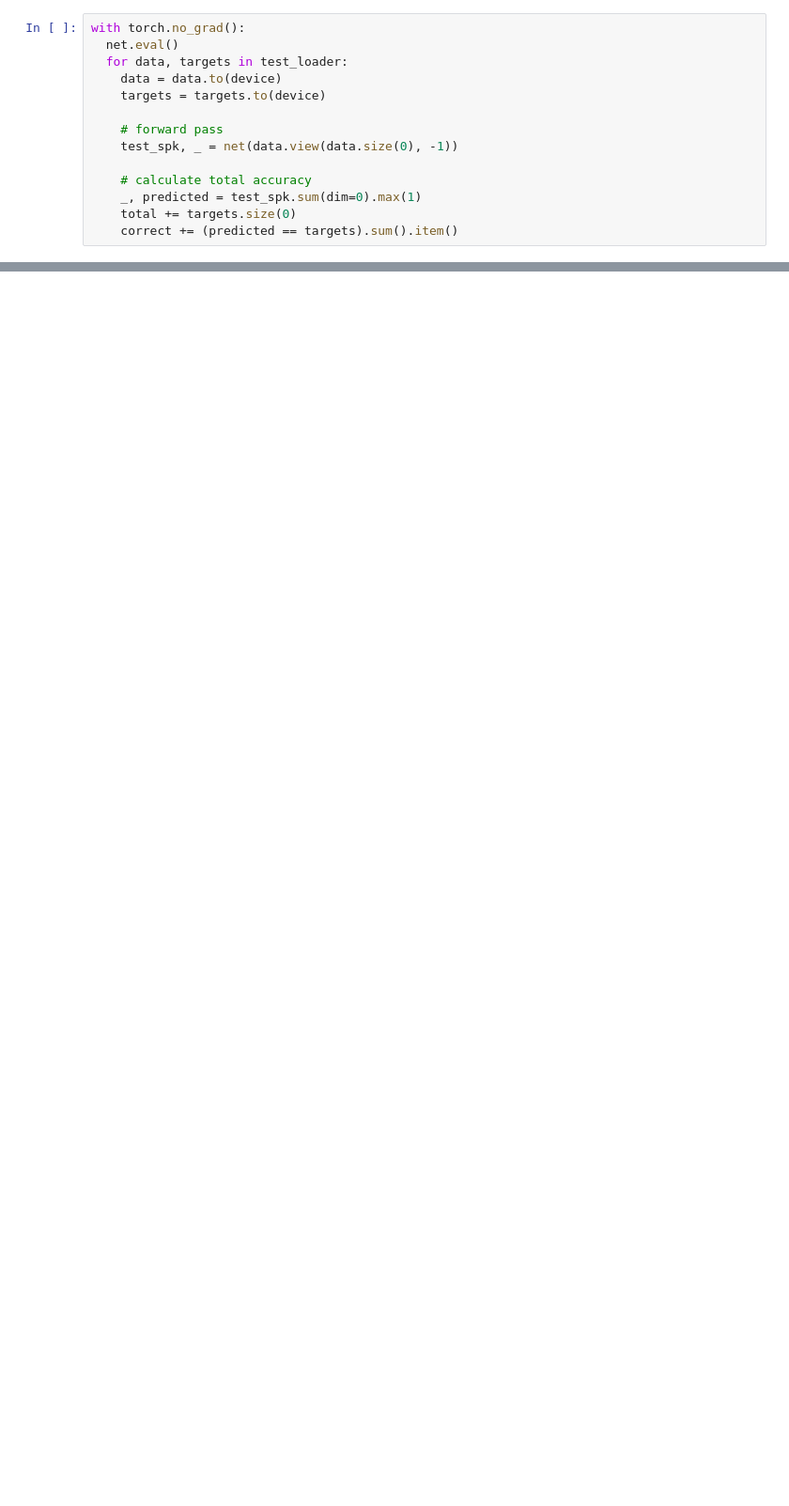
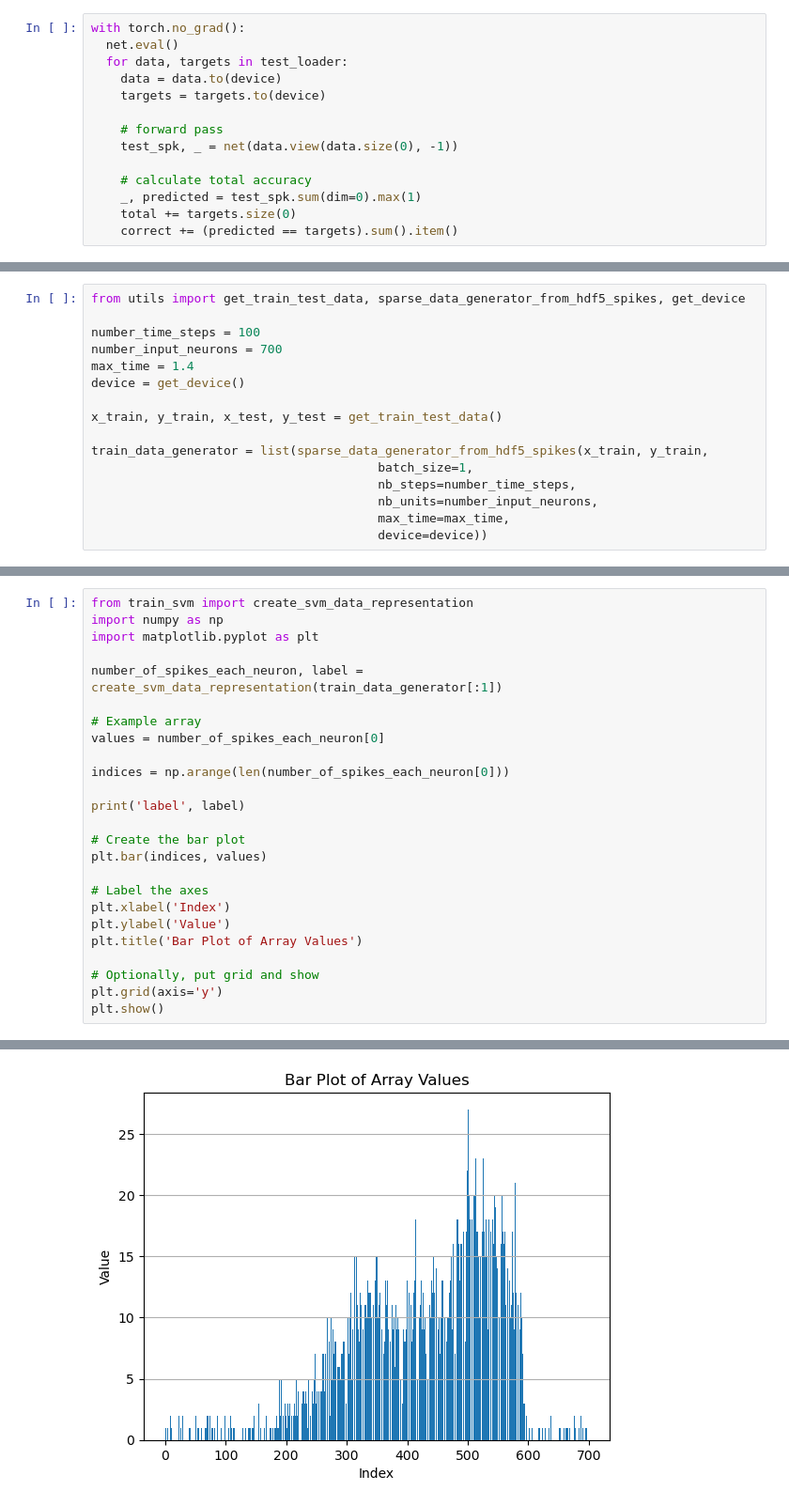
Before and after one commit to ForzaMark/whk-snn, a Jupyter notebook: heidelberg_implementation/notebook.ipynb, the cells around one changed output, grey strips where cells are left out. Shown at 94% size. Saved outputs shown, nothing was run; the diff lists cells and outputs as text; blank space fills up the shorter version.

```diff
--- a/heidelberg_implementation/notebook.ipynb
+++ b/heidelberg_implementation/notebook.ipynb
@@ -256,0 +251,16 @@ with torch.no_grad():
+# %%
+from utils import get_train_test_data, sparse_data_generator_from_hdf5_spikes, get_device
+
+number_time_steps = 100
+number_input_neurons = 700
+max_time = 1.4
+device = get_device()
+
+x_train, y_train, x_test, y_test = get_train_test_data()
+
+train_data_generator = list(sparse_data_generator_from_hdf5_spikes(x_train, y_train,
+                                       batch_size=1,
+                                       nb_steps=number_time_steps,
+                                       nb_units=number_input_neurons,
+                                       max_time=max_time,
+                                       device=device))
@@ -256,0 +279,26 @@ with torch.no_grad():
+# %%
+from train_svm import create_svm_data_representation
+import numpy as np
+import matplotlib.pyplot as plt
+
+number_of_spikes_each_neuron, label = create_svm_data_representation(train_data_generator[:1])
+
+# Example array
+values = number_of_spikes_each_neuron[0]
+
+indices = np.arange(len(number_of_spikes_each_neuron[0]))
+
+print('label', label)
+
+# Create the bar plot
+plt.bar(indices, values)
+
+# Label the axes
+plt.xlabel('Index')
+plt.ylabel('Value')
+plt.title('Bar Plot of Array Values')
+
+# Optionally, put grid and show
+plt.grid(axis='y')
+plt.show()
+# %% [output]
@@ -256,0 +306 @@ with torch.no_grad():
+[figure, added]
```
Also changed, not shown: parts of 23 cells of this notebook, 3 other files.
